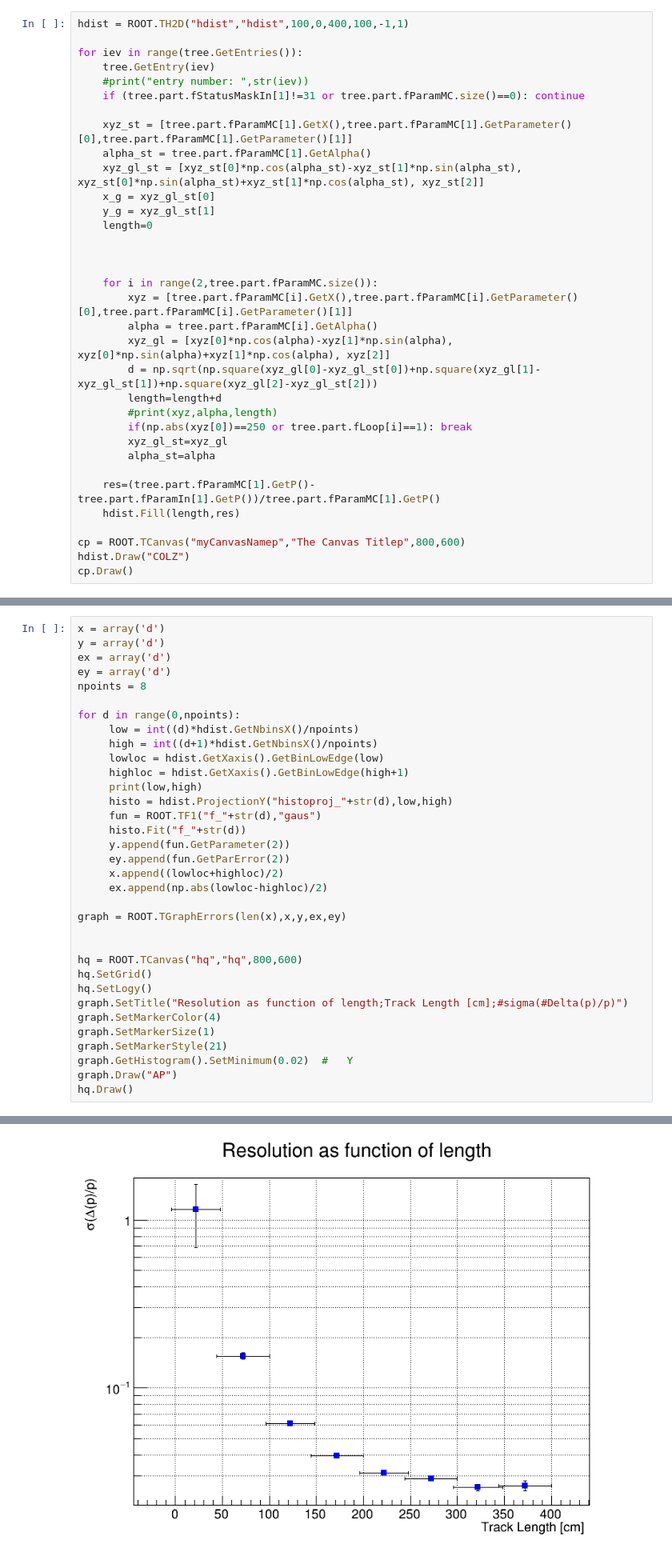
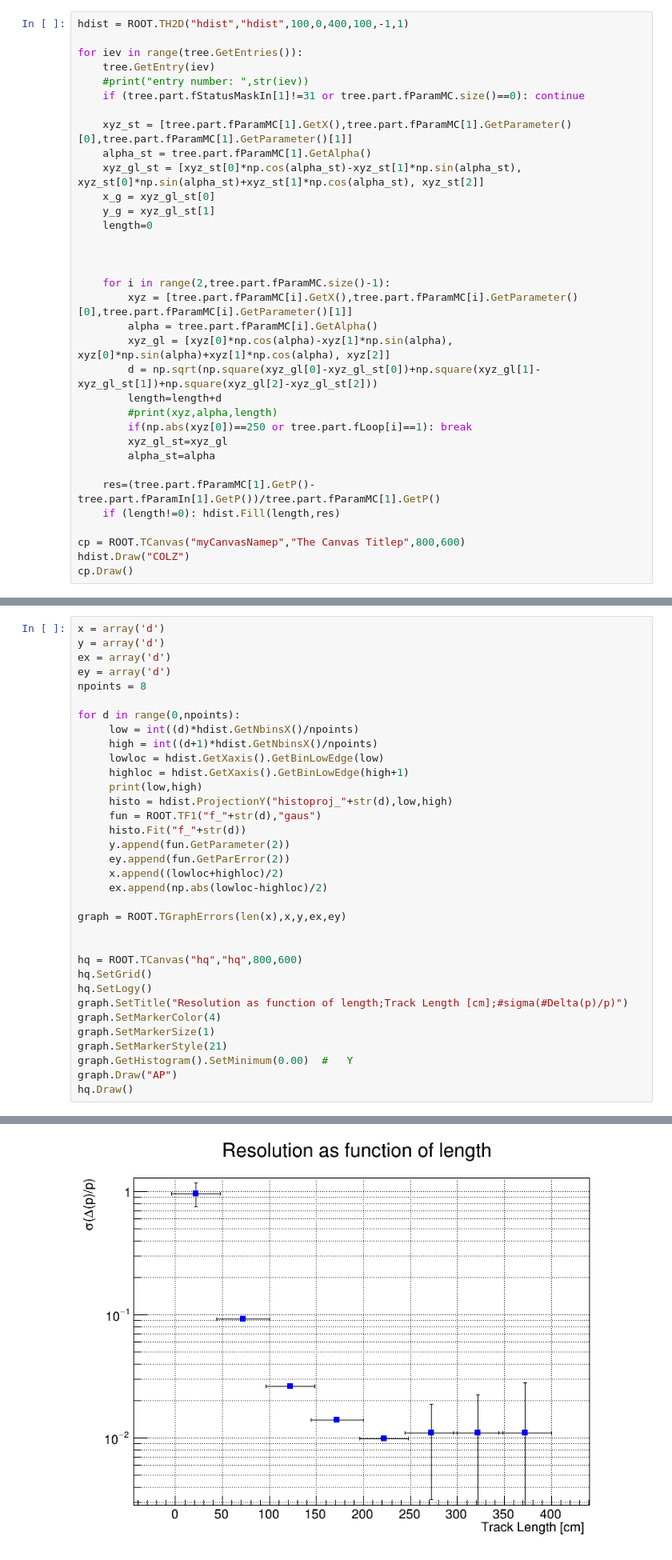
Before and after one commit to Trenchcoat95/fastMCKalmanOptTesting, a Jupyter notebook: fastMCKalman/MC/fastMCKalmanResidualsDistance.ipynb, the cells around one changed output, grey strips where cells are left out. Shown at 80% size. Drawn from its saved outputs; the diff is of its cells as text.

```diff
--- a/fastMCKalman/MC/fastMCKalmanResidualsDistance.ipynb
+++ b/fastMCKalman/MC/fastMCKalmanResidualsDistance.ipynb
@@ -45,7 +41,7 @@ for iev in range(tree.GetEntries()):
 
 
 
-    for i in range(2,tree.part.fParamMC.size()):
+    for i in range(2,tree.part.fParamMC.size()-1):
         xyz = [tree.part.fParamMC[i].GetX(),tree.part.fParamMC[i].GetParameter()[0],tree.part.fParamMC[i].GetParameter()[1]]
         alpha = tree.part.fParamMC[i].GetAlpha()
         xyz_gl = [xyz[0]*np.cos(alpha)-xyz[1]*np.sin(alpha), xyz[0]*np.sin(alpha)+xyz[1]*np.cos(alpha), xyz[2]]
@@ -57,7 +53,7 @@ for iev in range(tree.GetEntries()):
         alpha_st=alpha
 
     res=(tree.part.fParamMC[1].GetP()-tree.part.fParamIn[1].GetP())/tree.part.fParamMC[1].GetP()
-    hdist.Fill(length,res)
+    if (length!=0): hdist.Fill(length,res)
 
 cp = ROOT.TCanvas("myCanvasNamep","The Canvas Titlep",800,600)
 hdist.Draw("COLZ")
@@ -95,7 +93,7 @@ graph.SetTitle("Resolution as function of length;Track Length [cm];#sigma(#Delta
 graph.SetMarkerColor(4)
 graph.SetMarkerSize(1)
 graph.SetMarkerStyle(21)
-graph.GetHistogram().SetMinimum(0.02)  #   Y
+graph.GetHistogram().SetMinimum(0.00)  #   Y
 graph.Draw("AP")
 hq.Draw()
 # %% [output]
@@ -119 +118 @@ hq.Draw()
-[figure, old version]
+[figure, new version]
```
Also changed, not shown: parts of 4 cells of this notebook, 1 other file.
